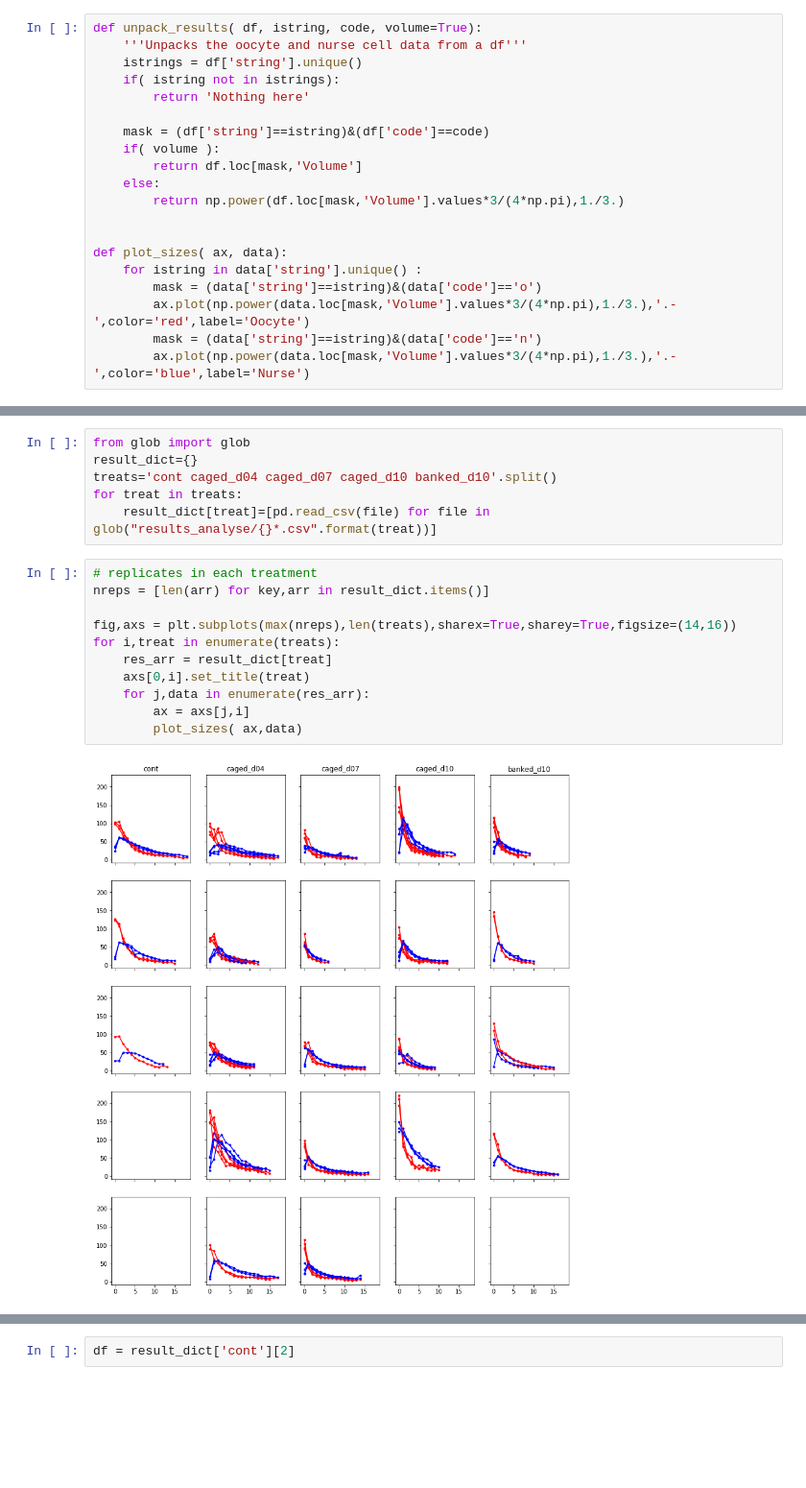
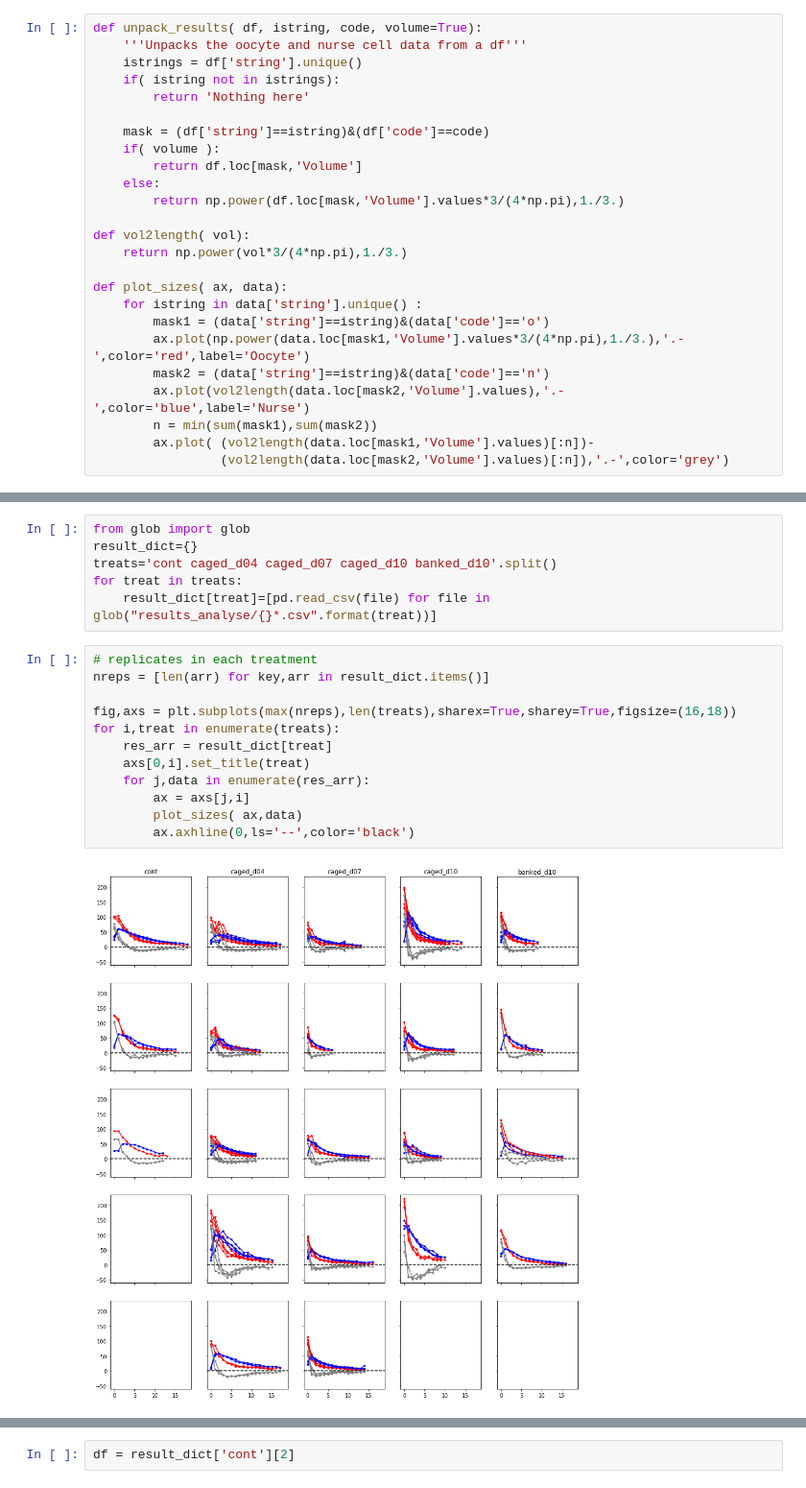
Before and after one commit to evenhuis/bee_quant, a Jupyter notebook: analysis/Make plots.ipynb, the cells around one changed output, grey strips where cells are left out. Shown: that part at 96% size. Saved outputs shown, nothing was run; the diff lists cells and outputs as text; blank space fills up the shorter version.

```diff
--- a/analysis/Make plots.ipynb
+++ b/analysis/Make plots.ipynb
@@ -57,13 +57,18 @@ def unpack_results( df, istring, code, volume=True):
     else:
         return np.power(df.loc[mask,'Volume'].values*3/(4*np.pi),1./3.)
 
+def vol2length( vol):
+    return np.power(vol*3/(4*np.pi),1./3.)
 
 def plot_sizes( ax, data):
     for istring in data['string'].unique() :
-        mask = (data['string']==istring)&(data['code']=='o')
-        ax.plot(np.power(data.loc[mask,'Volume'].values*3/(4*np.pi),1./3.),'.-',color='red',label='Oocyte')
-        mask = (data['string']==istring)&(data['code']=='n')
-        ax.plot(np.power(data.loc[mask,'Volume'].values*3/(4*np.pi),1./3.),'.-',color='blue',label='Nurse')
+        mask1 = (data['string']==istring)&(data['code']=='o')
+        ax.plot(np.power(data.loc[mask1,'Volume'].values*3/(4*np.pi),1./3.),'.-',color='red',label='Oocyte')
+        mask2 = (data['string']==istring)&(data['code']=='n')
+        ax.plot(vol2length(data.loc[mask2,'Volume'].values),'.-',color='blue',label='Nurse')
+        n = min(sum(mask1),sum(mask2))
+        ax.plot( (vol2length(data.loc[mask1,'Volume'].values)[:n])-
+                 (vol2length(data.loc[mask2,'Volume'].values)[:n]),'.-',color='grey')
 # %%
 fig,ax = plt.subplots(1,1)
 plot_sizes( ax,data)
@@ -88,16 +93,17 @@ for treat in treats:
 # %%
 # replicates in each treatment
 nreps = [len(arr) for key,arr in result_dict.items()]
 
-fig,axs = plt.subplots(max(nreps),len(treats),sharex=True,sharey=True,figsize=(14,16))
+fig,axs = plt.subplots(max(nreps),len(treats),sharex=True,sharey=True,figsize=(16,18))
 for i,treat in enumerate(treats):
     res_arr = result_dict[treat]
     axs[0,i].set_title(treat)
     for j,data in enumerate(res_arr):
         ax = axs[j,i]
         plot_sizes( ax,data)
+        ax.axhline(0,ls='--',color='black')
 # %% [output]
-[figure, old version]
+[figure, new version]
 # %%
 fig,ax = plt.subplots(1,1)
 days = np.linspace(0,15)
```
Also changed, not shown: parts of 2 cells of this notebook, 2 other files.
